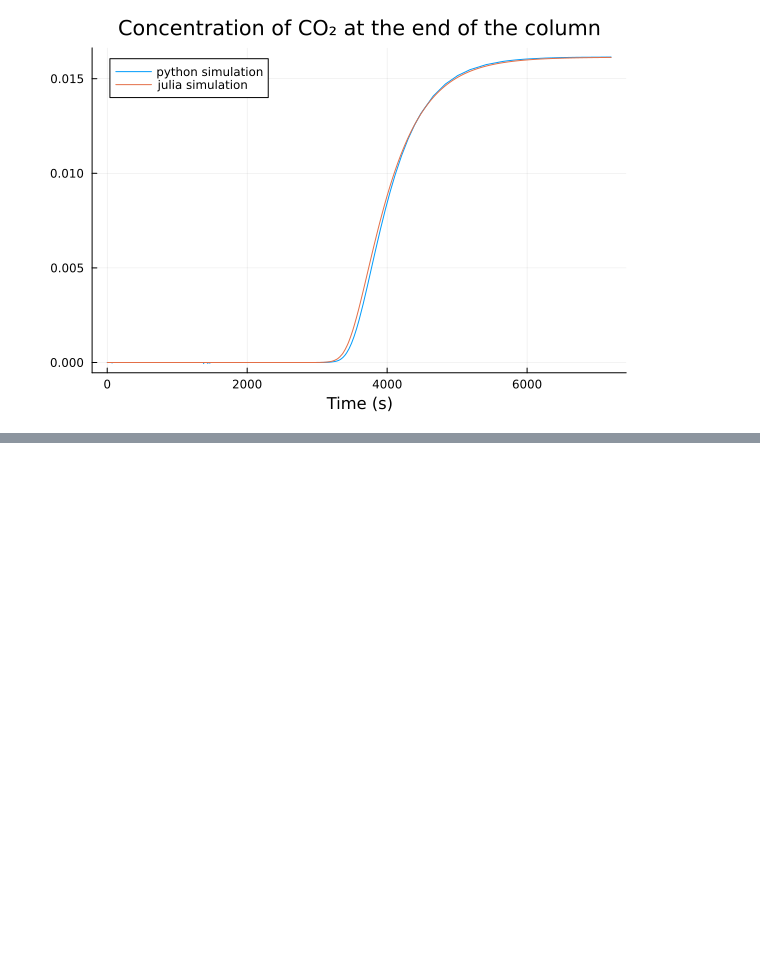
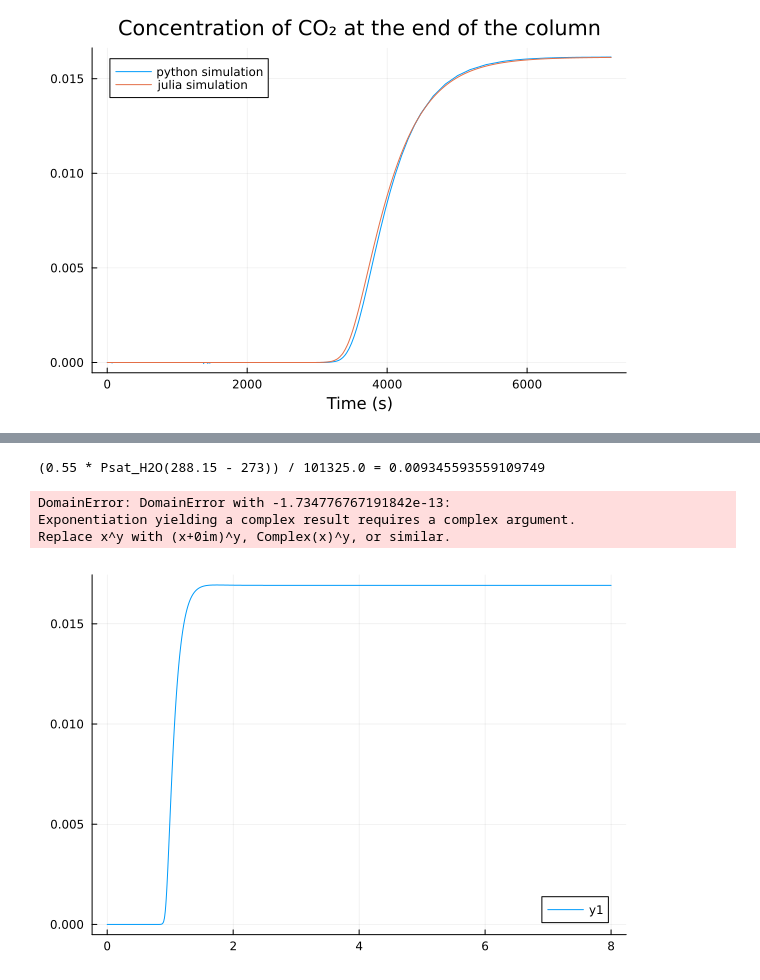
Before and after one commit to shivang57721/adsorption_process, a Jupyter notebook: notebooks/tests.ipynb, the cells around one changed output, grey strips where cells are left out. Drawn from its saved outputs; the diff is of its cells as text; code cells hidden in the pictures; blank space fills up the shorter version.

Commit message:
Added full cycle (works, but something seems off)

```diff
--- a/notebooks/tests.ipynb
+++ b/notebooks/tests.ipynb
@@ -18,0 +68,56 @@ title!("Concentration of CO₂ at the end of the column")
+# %%
+using DifferentialEquations
+@show 0.55 * Psat_H2O(288.15 - 273) / 1.01325e5
+adsorption = OperatingParameters(;
+                    step_name = "Adsorption",
+                    u_feed = 0.1,
+                    T_feed = 288.15,
+                    T_amb = 288.15,
+                    P_out = 1.01325e5,
+                    y_CO2_feed = 0.0004,
+                    y_H2O_feed = 0.01,
+                    duration = 800000)
+
+heating = OperatingParameters(;
+                    step_name = "Heating",
+                    u_feed = 0.0,
+                    T_feed = 378.17,
+                    T_amb = 99.35+273.15,
+                    P_out = 0.12e5,
+                    y_CO2_feed = 0.0,
+                    y_H2O_feed = 1.0,
+                    duration = 1147)
+
+desorption = OperatingParameters(;
+                step_name = "Desorption",
+                u_feed = 0.0,
+                T_feed = 120+273,
+                T_amb = 373.15,
+                P_out = 0.e5,
+                y_CO2_feed = 0.0,
+                y_H2O_feed = 1.0,
+                duration = 21377)
+
+cooling = OperatingParameters(;
+                    step_name = "Cooling",
+                    u_feed = 0.0,
+                    T_feed = 378.17,
+                    T_amb = 288.15,
+                    P_out = 0.12e5,
+                    y_CO2_feed = 0.0,
+                    y_H2O_feed = 1.0,
+                    duration = 400)
+
+cycle_steps = [adsorption, heating, desorption, cooling]
+@time sol, index_data = run_simulation(;N=10, cycle_steps, num_cycles=1)
+# %% [output]
+(0.55 * Psat_H2O(288.15 - 273)) / 101325.0 = 0.009345593559109749
+DomainError: DomainError with -1.734776767191842e-13:
+Exponentiation yielding a complex result requires a complex argument.
+Replace x^y with (x+0im)^y, Complex(x)^y, or similar.
+# %%
+ts = 1:3600*8*1
+p = plot(ts./3600, [sol(t)[index_data.iCO2, end] for t in ts])
+# Plot the time steps
+# %% [output]
+[figure, added]
```
Also changed, not shown: parts of 6 cells of this notebook, 4 other files.
